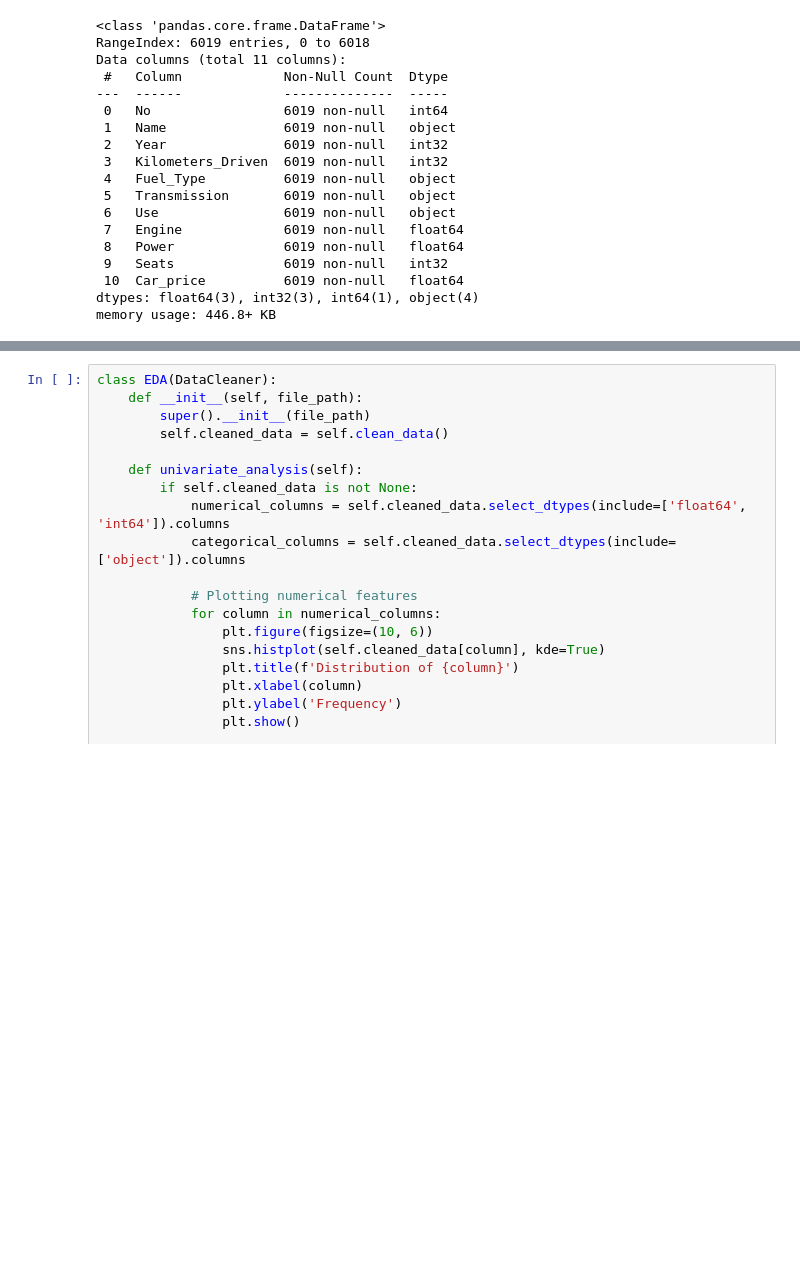
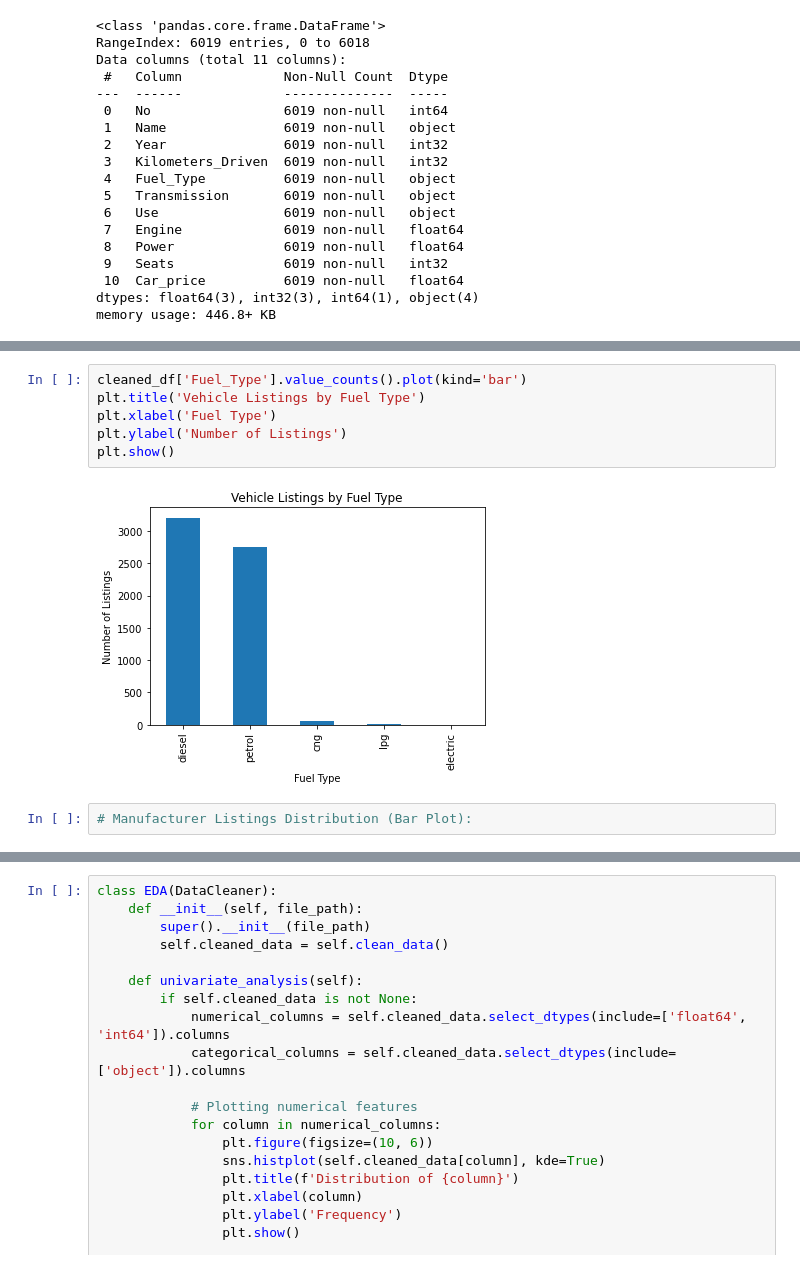
Before and after one commit to jakkkc/car_price, a Jupyter notebook: index.ipynb, the cells around one changed output, grey strips where cells are left out. Cells and saved outputs as stored; diff of their text form; blank space fills up the shorter version.

```diff
--- a/index.ipynb
+++ b/index.ipynb
@@ -268,0 +428,10 @@ cleaned_df.head()
+# %%
+cleaned_df['Fuel_Type'].value_counts().plot(kind='bar')
+plt.title('Vehicle Listings by Fuel Type')
+plt.xlabel('Fuel Type')
+plt.ylabel('Number of Listings')
+plt.show()
+# %% [output]
+[figure, added]
+# %%
+# Manufacturer Listings Distribution (Bar Plot):
```
Also changed, not shown: parts of 35 cells of this notebook.
